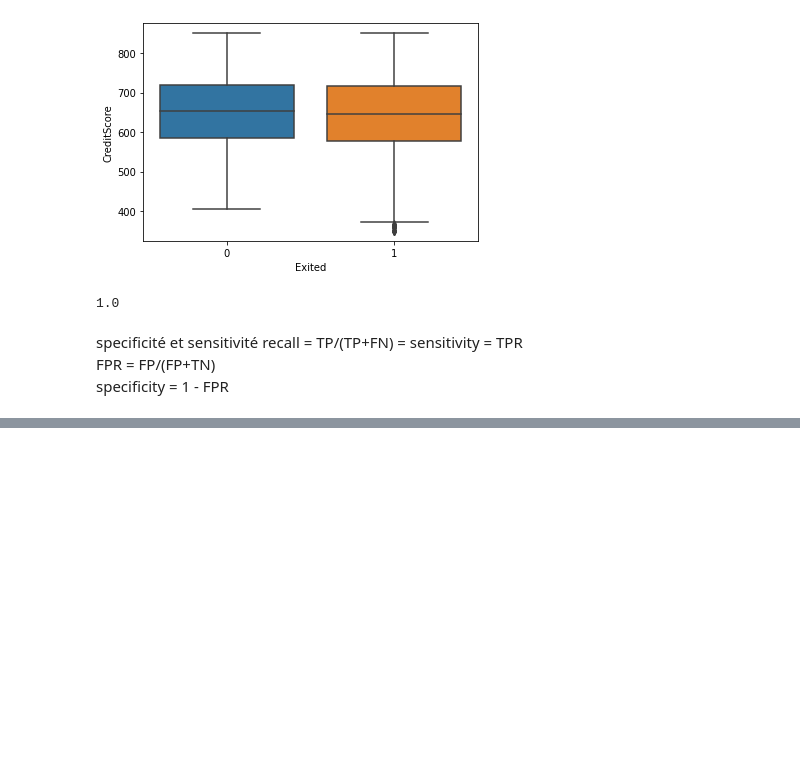
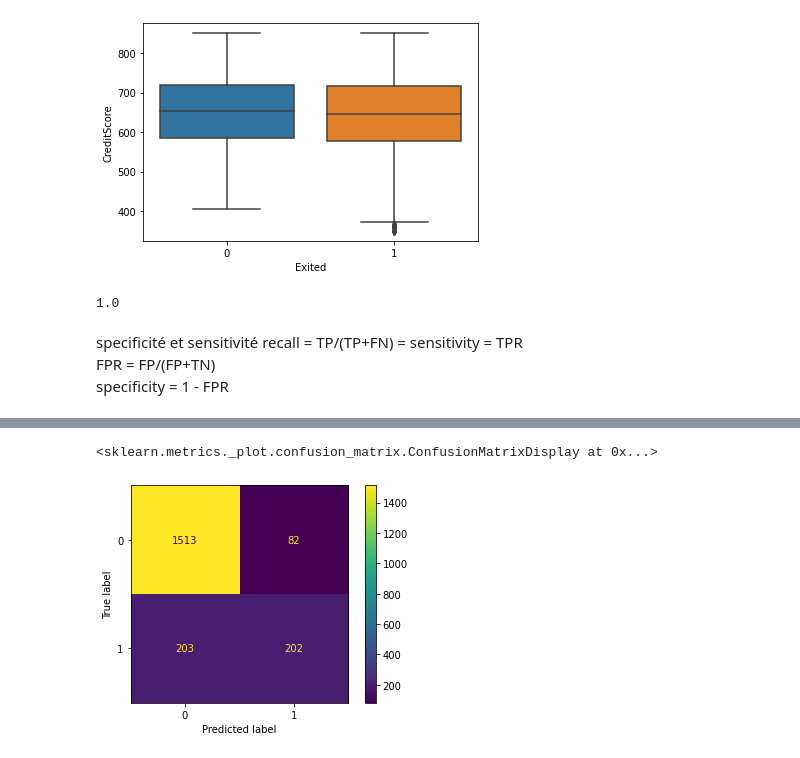
Before and after one commit to aws3ma/deep-learning, a Jupyter notebook: Atelier_1.ipynb, the cells around one changed output, grey strips where cells are left out. Cells and saved outputs as stored; diff of their text form; code cells hidden in the pictures; blank space fills up the shorter version.

```diff
--- a/Atelier_1.ipynb
+++ b/Atelier_1.ipynb
@@ -215,0 +407,7 @@ specificity = 1 - FPR
+# %%
+y_pred = model1.predict(x_test)
+y_pred = (y_pred>0.5)
+cm = confusion_matrix(y_test.values,y_pred)
+disp = ConfusionMatrixDisplay(confusion_matrix=cm)
+disp.plot()
+# %% [output]
@@ -215,0 +415,2 @@ specificity = 1 - FPR
+<sklearn.metrics._plot.confusion_matrix.ConfusionMatrixDisplay at 0x...>
+[figure, added]
```
Also changed, not shown: parts of 23 cells of this notebook.
